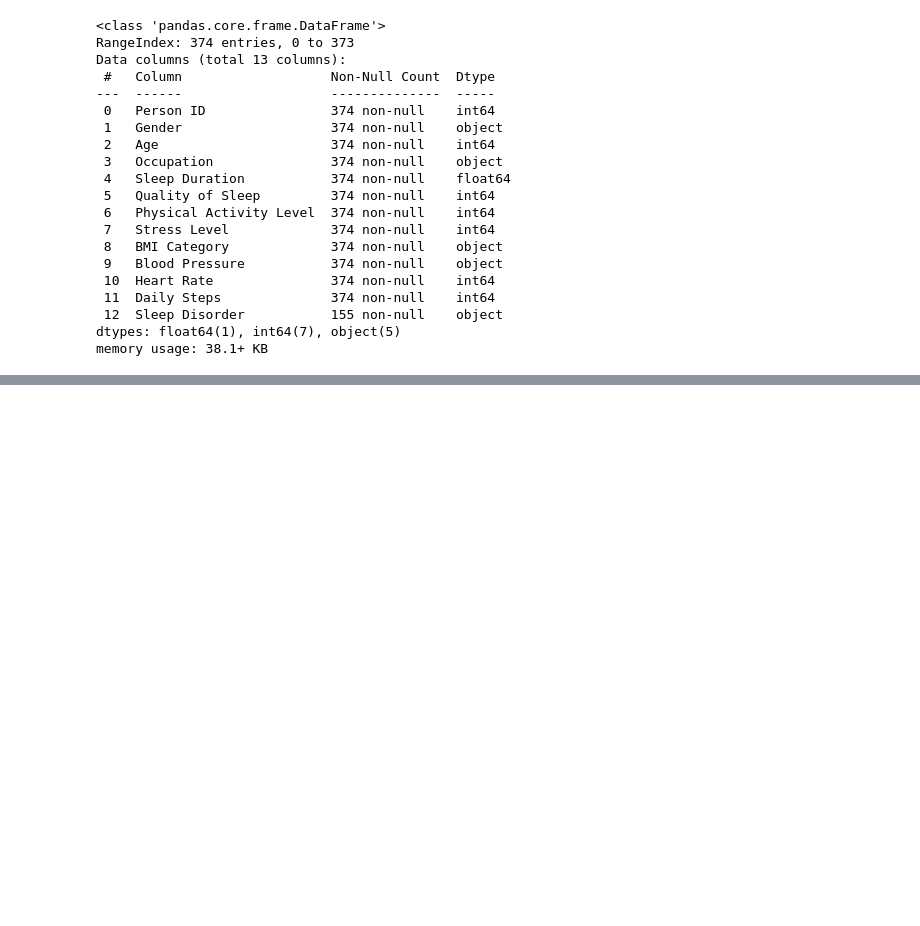
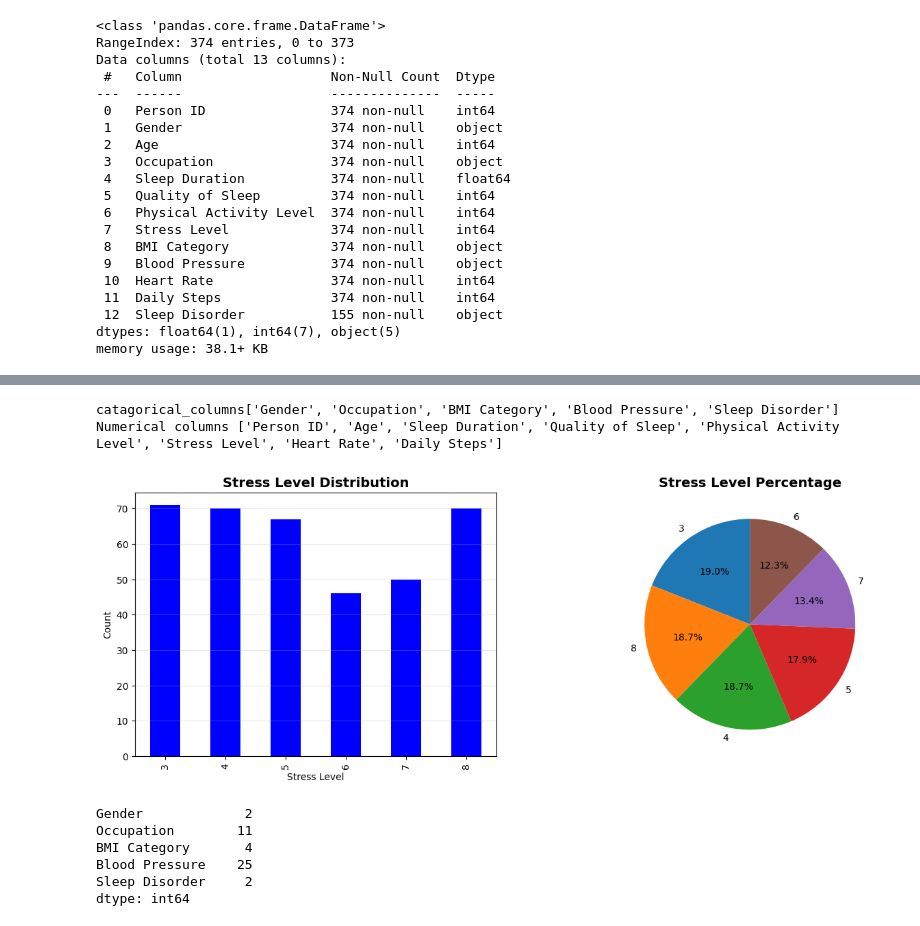
Before and after one commit to ThamiranS/UOM_AI_SESSION, a Jupyter notebook: session_2/Sleep_health.ipynb, the cells around one changed output, grey strips where cells are left out. Saved outputs shown, nothing was run; the diff lists cells and outputs as text; code cells hidden in the pictures; blank space fills up the shorter version.

```diff
--- a/session_2/Sleep_health.ipynb
+++ b/session_2/Sleep_health.ipynb
@@ -57,0 +85,34 @@ for colum in df.columns:
+# %%
+catagorical_col=[col for col in df.columns if df[col].dtype =='object']
+numerical_col=[col for col in df.columns if df[col].dtype!='object']
+
+print(f"catagorical_columns{catagorical_col}")
+print(f"Numerical columns {numerical_col}")
+# %% [output]
+catagorical_columns['Gender', 'Occupation', 'BMI Category', 'Blood Pressure', 'Sleep Disorder']
+Numerical columns ['Person ID', 'Age', 'Sleep Duration', 'Quality of Sleep', 'Physical Activity Level', 'Stress Level', 'Heart Rate', 'Daily Steps']
+# %%
+fig, axes=plt.subplots(1,2,figsize=(15,5))
+df['Stress Level'].value_counts().sort_index().plot(kind='bar',ax=axes[0],color='blue')
+axes[0].set_title('Stress Level Distribution',fontsize=14,fontweight='bold')
+axes[0].set_xlabel('Stress Level')
+axes[0].set_ylabel('Count')
+axes[0].grid(axis='y', alpha=0.3)
+
+
+df['Stress Level'].value_counts().plot(kind='pie', ax=axes[1], autopct='%1.1f%%', startangle=90)
+axes[1].set_title('Stress Level Percentage', fontsize=14, fontweight='bold')
+axes[1].set_ylabel('')
+
+plt.show()
+# %% [output]
+[figure, added]
+# %%
+df[catagorical_col].nunique()
+# %% [output]
+Gender             2
+Occupation        11
+BMI Category       4
+Blood Pressure    25
+Sleep Disorder     2
+dtype: int64
```
Also changed, not shown: parts of 8 cells of this notebook, 2 other files.
